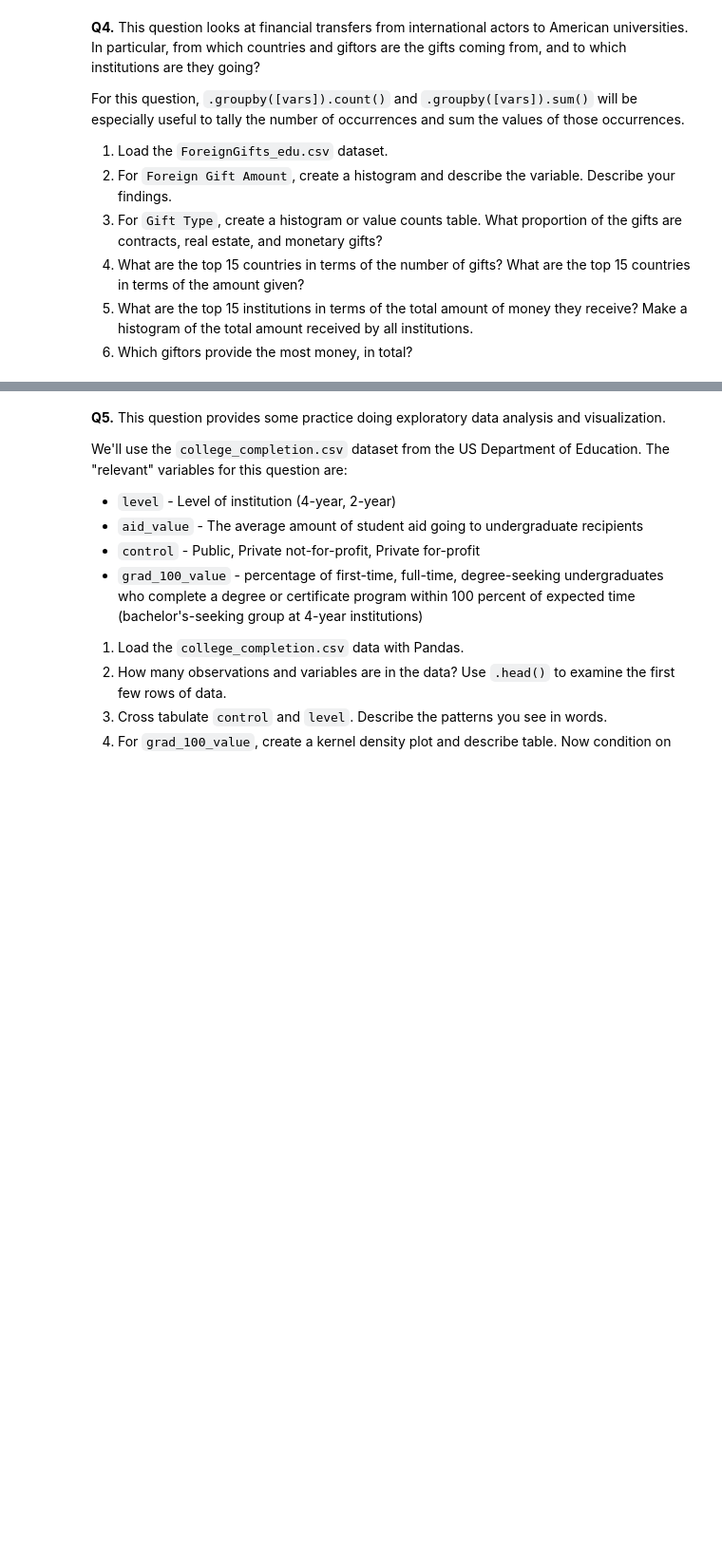
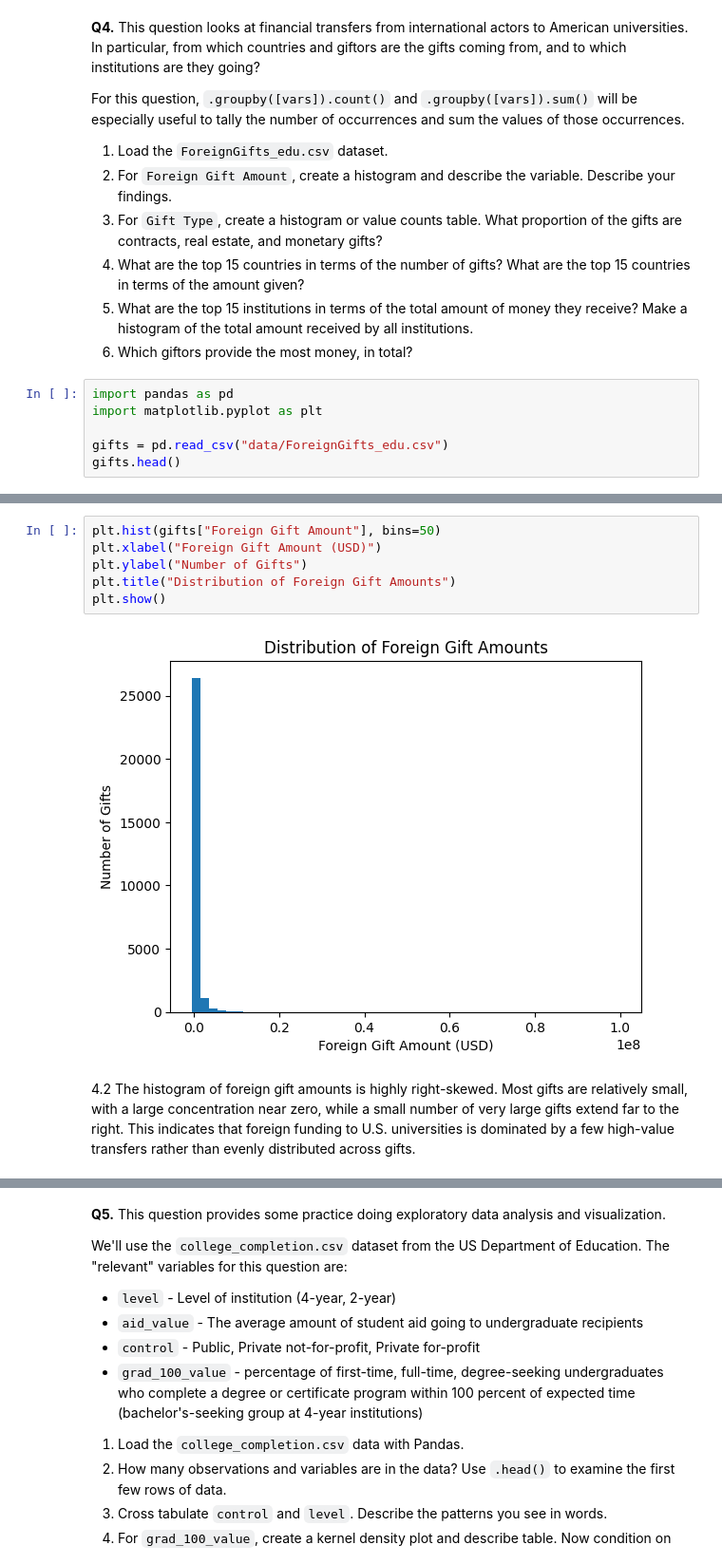
Before and after one commit to richarddo3/undergrad_ml_assignments, a Jupyter notebook: 01_assignment_wrangling_and_eda.ipynb, the cells around one changed output, grey strips where cells are left out. Shown at 95% size. Cells and saved outputs as stored; diff of their text form; blank space fills up the shorter version.

```diff
--- a/01_assignment_wrangling_and_eda.ipynb
+++ b/01_assignment_wrangling_and_eda.ipynb
@@ -262,3 +310,9 @@ For this question, `.groupby([vars]).count()` and `.groupby([vars]).sum()` will
 4. What are the top 15 countries in terms of the number of gifts? What are the top 15 countries in terms of the amount given?
 5. What are the top 15 institutions in terms of the total amount of money they receive? Make a histogram of the total amount received by all institutions.
 6. Which giftors provide the most money, in total?
+# %%
+import pandas as pd
+import matplotlib.pyplot as plt
+
+gifts = pd.read_csv("data/ForeignGifts_edu.csv")
+gifts.head()
@@ -264,0 +326,10 @@ For this question, `.groupby([vars]).count()` and `.groupby([vars]).sum()` will
+# %%
+plt.hist(gifts["Foreign Gift Amount"], bins=50)
+plt.xlabel("Foreign Gift Amount (USD)")
+plt.ylabel("Number of Gifts")
+plt.title("Distribution of Foreign Gift Amounts")
+plt.show()
+# %% [output]
+[figure, added]
+# %% [markdown]
+4.2 The histogram of foreign gift amounts is highly right-skewed. Most gifts are relatively small, with a large concentration near zero, while a small number of very large gifts extend far to the right. This indicates that foreign funding to U.S. universities is dominated by a few high-value transfers rather than evenly distributed across gifts.
```
Also changed, not shown: parts of 45 cells of this notebook.
